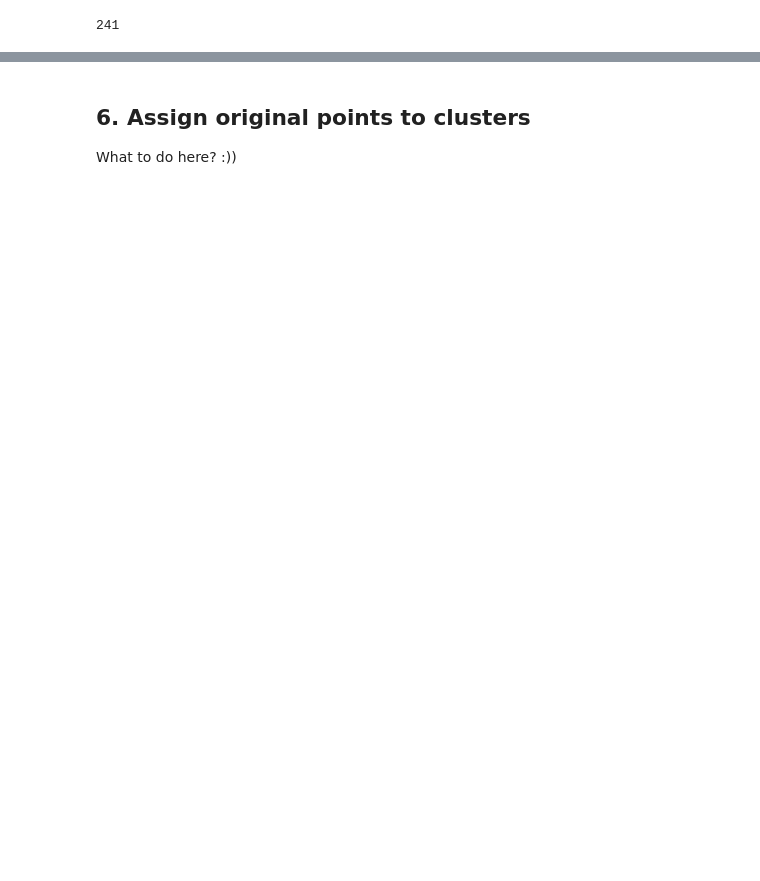
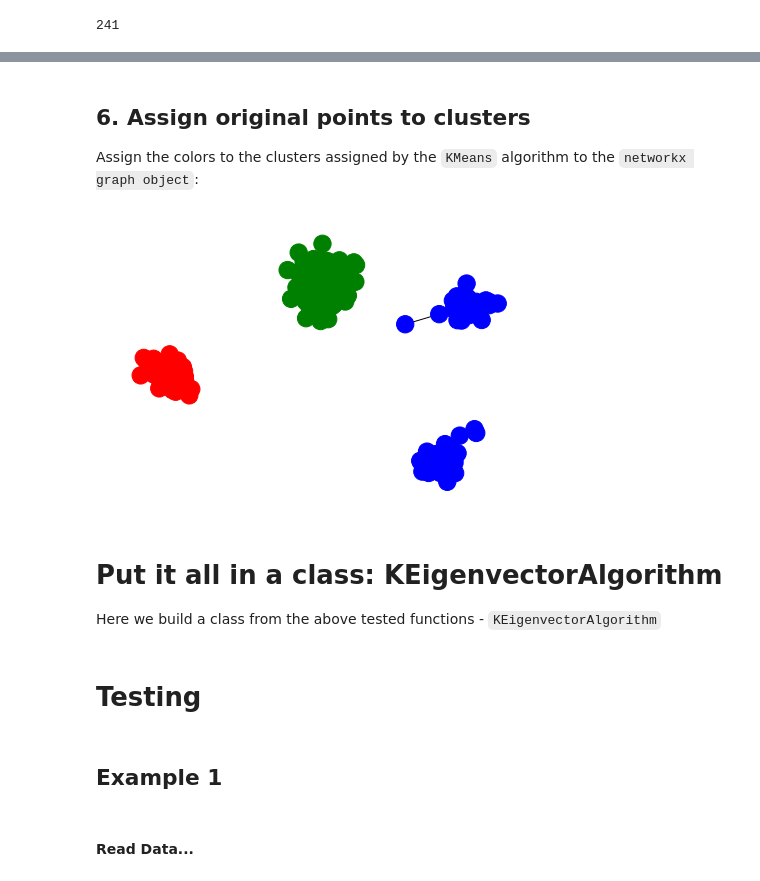
Before and after one commit to workinn/ID2222, a Jupyter notebook: lab4/HW4.ipynb, the cells around one changed output, grey strips where cells are left out. Cells and saved outputs as stored; diff of their text form; code cells hidden in the pictures; blank space fills up the shorter version.

```diff
--- a/lab4/HW4.ipynb
+++ b/lab4/HW4.ipynb
@@ -74,8 +88,8 @@ Eigenvectors are returned in the right form: each column is one eigenvector if I
 
 Also, what in the world do they mean with "find the k `largest` eigenvectors"? Is it the eigenvectors corresponding to the largest eigenvalues, as I have picked now?
 # %%
-k = 5
+k = 4
 eigenVals, eigenVecs = eigh(L, eigvals=(len(L) - k - 1, len(L) - 1))
 X = eigenVecs
-X
+eigenVals
 # %% [output]
@@ -130,4 +132,19 @@ Clusters: [1 1 1 1 1 1 1 1 1 1 1 1 1 1 1 1 1 1 1 1 1 1 1 1 1 1 1 1 1 1 1 1 1 1 1
 # %% [markdown]
 ## 6. Assign original points to clusters
 
-What to do here? :))
+Assign the colors to the clusters assigned by the `KMeans` algorithm to the `networkx graph object`:
+# %%
+color_map = []
+colors_list = ['blue', 'green', 'red', 'orange', 'black', 'gray', 'yellow']
+
+for node in g:
+  color_map.append(colors_list[colors[node]])
+
+nx.draw(g, node_color=color_map)
+plt.show()
+# %% [output]
+[figure, added]
+# %% [markdown]
+# Put it all in a class: KEigenvectorAlgorithm
+
+Here we build a class from the above tested functions - `KEigenvectorAlgorithm`
@@ -133,0 +249,6 @@ What to do here? :))
+# %% [markdown]
+# Testing
+# %% [markdown]
+## Example 1
+# %% [markdown]
+#### Read Data...
```
Also changed, not shown: parts of 32 cells of this notebook.
